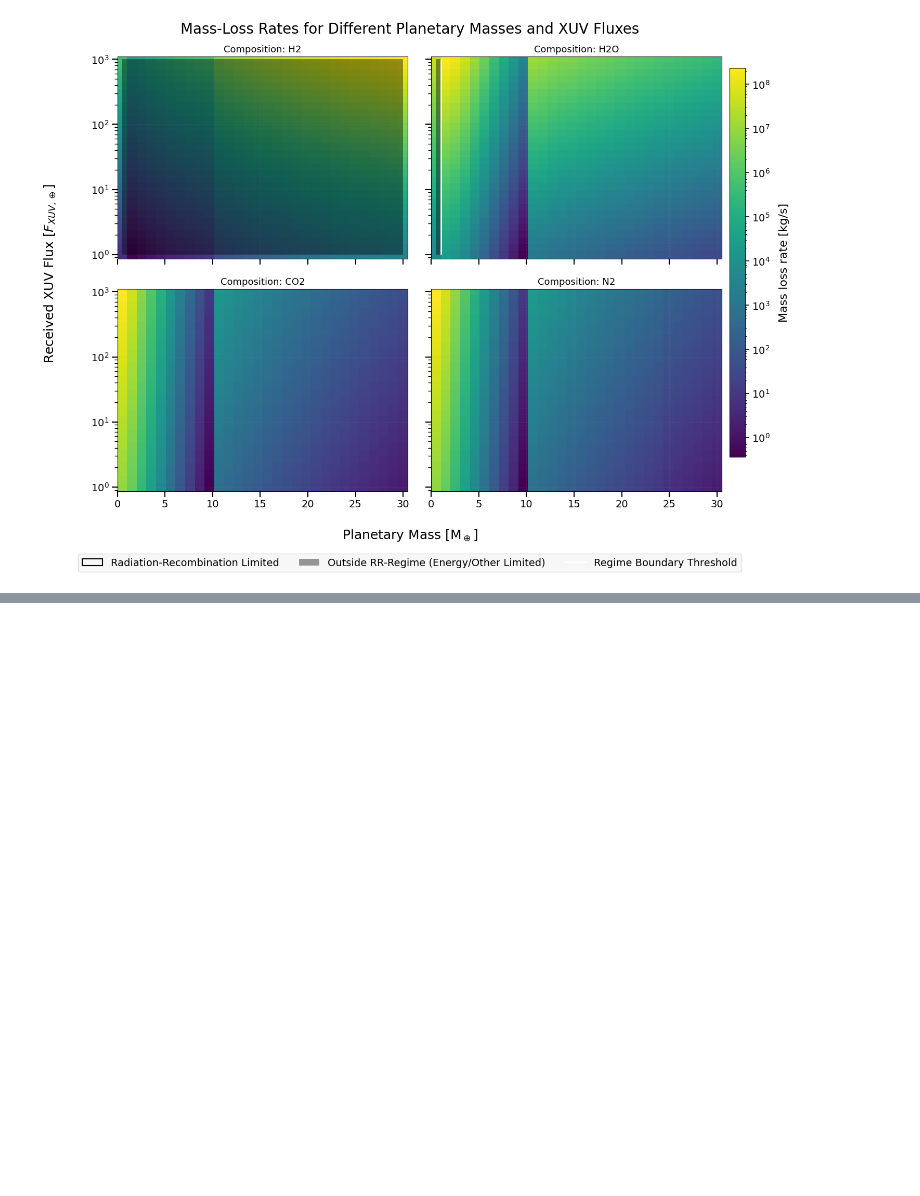
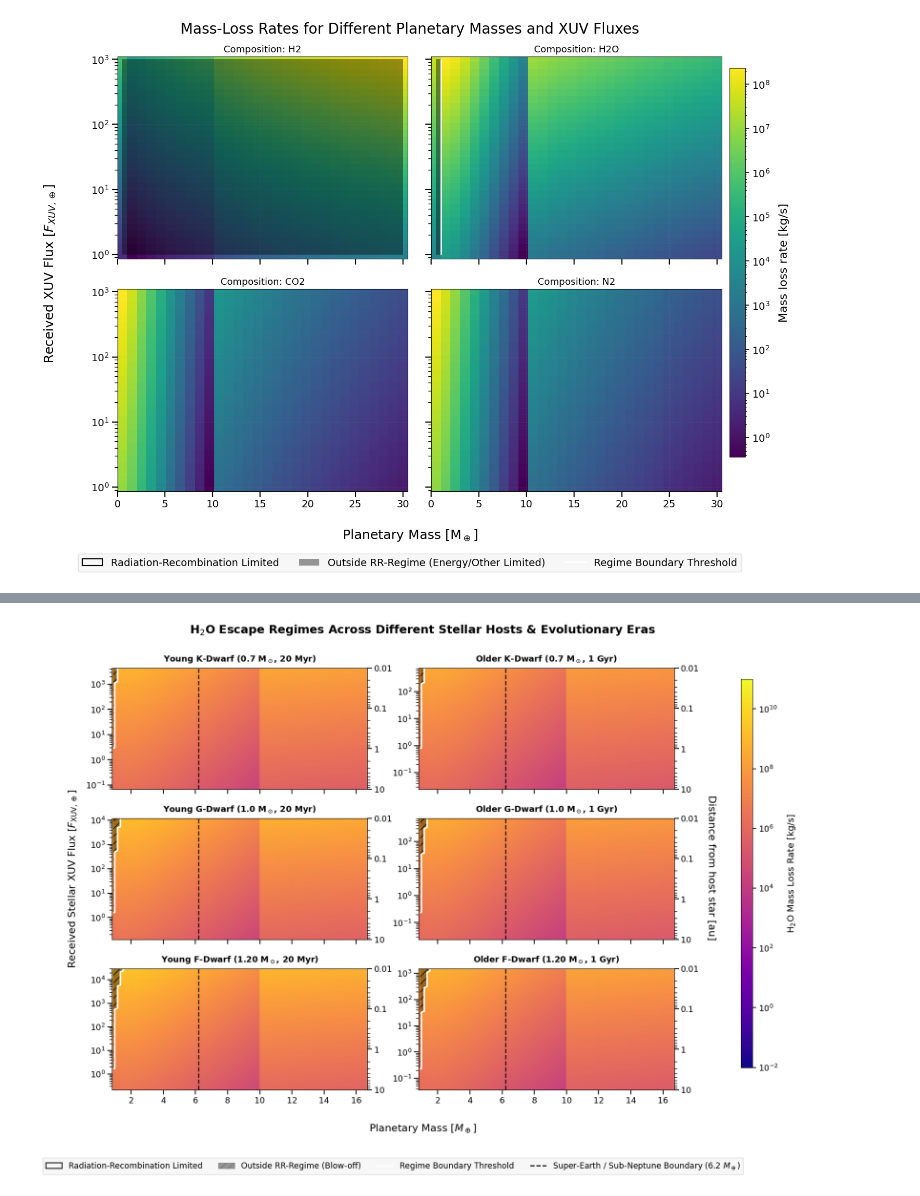
Before and after one commit to FormingWorlds/BScProjectAtmosphericEscape, a Jupyter notebook: plots/results_safari.ipynb, the cells around one changed output, grey strips where cells are left out. Cells and saved outputs as stored; diff of their text form; code cells hidden in the pictures; blank space fills up the shorter version.

```diff
--- a/plots/results_safari.ipynb
+++ b/plots/results_safari.ipynb
@@ -978,0 +1285,86 @@ plt.show()
+# %%
+# 2. RENDER THE GRAPHICS
+fig, axes = plt.subplots(3, 2, figsize=(16, 12), sharex=True, sharey=False)
+axes = axes.flatten()
+last_pcm = None
+
+for i, data in enumerate(computed_data):
+    ax = axes[i]
+
+    # -----------------------------------------------------------------------------------------
+    # FIX 1: Set the log scale FIRST so that contours interpolate in log-space
+    # -----------------------------------------------------------------------------------------
+    ax.set_yscale('log')
+    ax.set_ylim(data['fluxes_plot'].min(), data['fluxes_plot'].max())
+
+    # Plot the underlying mass loss rate data
+    pcm = ax.pcolormesh(data['X'], data['Y'], data['Z_mdot'],
+                        norm=colors.LogNorm(vmin=1e-2, vmax=1e11),
+                        cmap='plasma', shading='auto')
+    last_pcm = pcm
+
+    # Underlay the regime masks (Now perfectly aligned)
+    ax.contourf(data['X'], data['Y'], data['Z_mask'], hatches=['//'], levels=[-0.1, 0.5], colors='black', alpha=0.4, zorder=2)
+    ax.contour(data['X'], data['Y'], data['Z_mask'], levels=[0.5], colors='white', linewidths=2.5, zorder=2)
+
+    # -----------------------------------------------------------------------------------------
+    # RESTORED: Demographic boundary line
+    # -----------------------------------------------------------------------------------------
+    ax.axvline(6.2, color='black', linestyle='--', linewidth=1.8, alpha=0.85, zorder=3)
+
+    # Formatting left (Primary Flux) Y-axis
+    ax.set_title(data['case']['label'], fontsize=13, weight='bold', pad=10)
+    ax.grid(True, alpha=0.15, linestyle=':')
+
+    ax.tick_params(axis='both', which='major', labelsize=13, length=7, width=1.4)
+    ax.tick_params(axis='both', which='minor', labelsize=10, length=4, width=1.0)
+
+    # -----------------------------------------------------------------------------------------
+    # RIGHT SIDE SECONDARY AXIS (Distance Mapping)
+    # -----------------------------------------------------------------------------------------
+    ax_right = ax.twinx()
+    ax_right.set_yscale('log')
+    dist_min = semi_major_axis.min() / au
+    dist_max = semi_major_axis.max() / au
+    ax_right.set_ylim(dist_max, dist_min)
+
+    ax_right.yaxis.set_major_formatter(ticker.FormatStrFormatter('%g'))
+    ax_right.yaxis.set_minor_formatter(ticker.NullFormatter())
+    ax_right.tick_params(axis='y', which='major', labelsize=13, length=7, width=1.4)
+    ax_right.tick_params(axis='y', which='minor', length=4, width=1.0)
+
+### Global Layout Formatting ##################################################################################################################################################################
+active_patch = patches.Patch(facecolor='none', edgecolor='black', linewidth=1.5, label='Radiation-Recombination Limited')
+
+# FIXED: Changed edgecolor from 'none' to a visible color so the hatch pattern can render in the legend
+shaded_patch = patches.Patch(facecolor='black', alpha=0.4, hatch='//', edgecolor='#444444', label='Outside RR-Regime (Blow-off)')
+boundary_line = Line2D([0], [0], color='white', linewidth=2.5, linestyle='-', label='Regime Boundary Threshold')
+
+# RESTORED: Demarcation line tracking handle
+demarcation_line = Line2D([0], [0], color='black', linewidth=1.8, linestyle='--', label='Super-Earth / Sub-Neptune Boundary ($6.2\ M_\oplus$)')
+
+# Expanded handle list and bumped ncol up to 4 to center smoothly below the subplots
+fig.legend(handles=[active_patch, shaded_patch, boundary_line, demarcation_line],
+           loc='lower center', bbox_to_anchor=(0.46, -0.04),
+           ncol=4, fontsize=12.5, frameon=True, facecolor='#f5f5f5', edgecolor='#d3d3d3')
+
+# Adjust geometry padding margins:
+plt.subplots_adjust(left=0.08, right=0.84, hspace=0.24, wspace=0.20, bottom=0.12)
+
+# Global Text Tags
+fig.suptitle('H$_2$O Escape Regimes Across Different Stellar Hosts & Evolutionary Eras', fontsize=18, y=0.96, weight='bold')
+fig.supxlabel(r'Planetary Mass $[M_\oplus]$', fontsize=16, y=0.04)
+fig.supylabel(r'Received Stellar XUV Flux $[F_{\mathrm{XUV},\oplus}]$', fontsize=16, x=0.02)
+
+# Global secondary title on the right flank
+fig.text(0.89, 0.52, 'Distance from host star [au]', fontsize=16, rotation=-90, va='center', ha='center')
+
+# Anchor the global colorbar matching our hardcoded vmin/vmax limits
+cbar_ax = fig.add_axes([0.93, 0.16, 0.016, 0.70])
+cbar = fig.colorbar(last_pcm, cax=cbar_ax)
+cbar.set_label(r'H$_2$O Mass Loss Rate $[\mathrm{kg/s}]$', fontsize=14, labelpad=12)
+cbar_ax.tick_params(axis='y', which='major', labelsize=13, length=6, width=1.2)
+
+plt.show()
+# %% [output]
+[figure, added]
```
Also changed, not shown: parts of 17 cells of this notebook, 2 other files.
